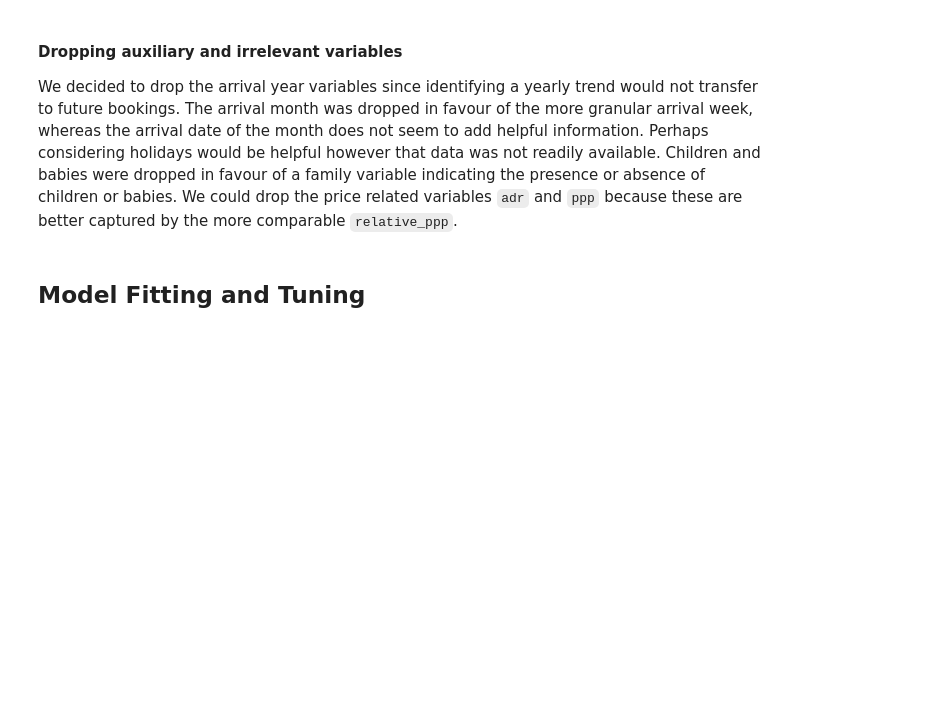
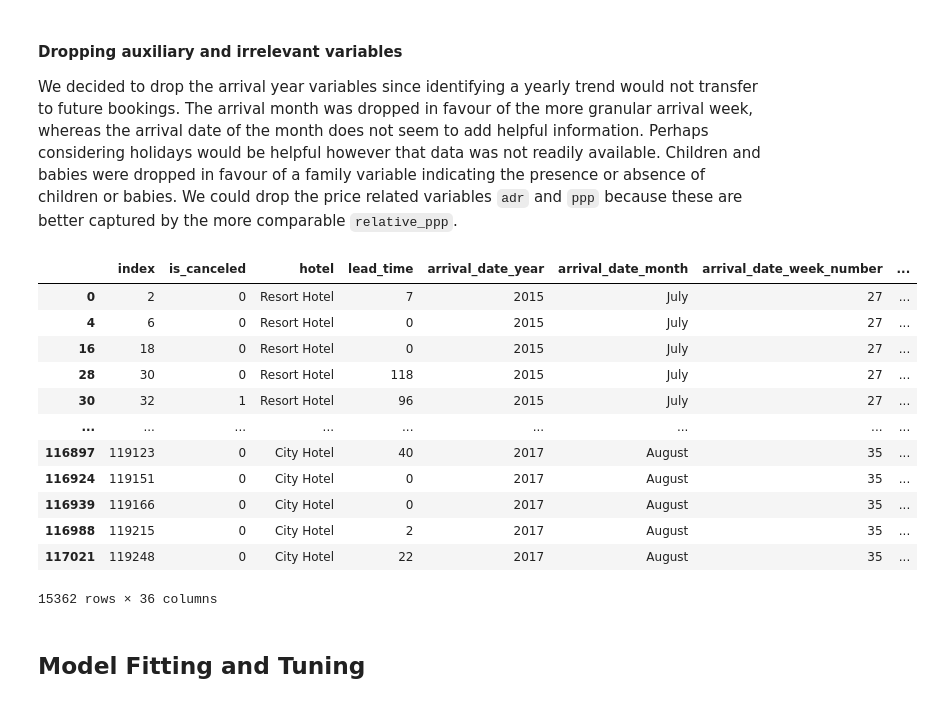
Before and after one commit to abumaz99/MLP-A2, a Jupyter notebook: proj2.ipynb, the cells around one changed output. Saved outputs shown, nothing was run; the diff lists cells and outputs as text; code cells hidden in the pictures; blank space fills up the shorter version.

```diff
--- a/proj2.ipynb
+++ b/proj2.ipynb
@@ -374,4 +382,20 @@ See the caveats in the documentation: https://pandas.pydata.org/pandas-docs/stab
 # %% [markdown]
 #### Dropping auxiliary and irrelevant variables
 We decided to drop the arrival year variables since identifying a yearly trend would not transfer to future bookings. The arrival month was dropped in favour of the more granular arrival week, whereas the arrival date of the month does not seem to add helpful information. Perhaps considering holidays would be helpful however that data was not readily available. Children and babies were dropped in favour of a family variable indicating the presence or absence of children or babies. We could drop the price related variables `adr` and `ppp` because these are better captured by the more comparable `relative_ppp`.
+# %%
+d[(d.agent==536)]
+# %% [output]
+|  | index | is_canceled | hotel | lead_time | arrival_date_year | arrival_date_month | arrival_date_week_number | ... |
+| 0 | 2 | 0 | Resort Hotel | 7 | 2015 | July | 27 | ... |
+| 4 | 6 | 0 | Resort Hotel | 0 | 2015 | July | 27 | ... |
+| 16 | 18 | 0 | Resort Hotel | 0 | 2015 | July | 27 | ... |
+| 28 | 30 | 0 | Resort Hotel | 118 | 2015 | July | 27 | ... |
+| 30 | 32 | 1 | Resort Hotel | 96 | 2015 | July | 27 | ... |
+| ... | ... | ... | ... | ... | ... | ... | ... | ... |
+| 116897 | 119123 | 0 | City Hotel | 40 | 2017 | August | 35 | ... |
+| 116924 | 119151 | 0 | City Hotel | 0 | 2017 | August | 35 | ... |
+| 116939 | 119166 | 0 | City Hotel | 0 | 2017 | August | 35 | ... |
+| 116988 | 119215 | 0 | City Hotel | 2 | 2017 | August | 35 | ... |
+| 117021 | 119248 | 0 | City Hotel | 22 | 2017 | August | 35 | ... |
+15362 rows × 36 columns
 # %%
```
Also changed, not shown: parts of 10 cells of this notebook.
